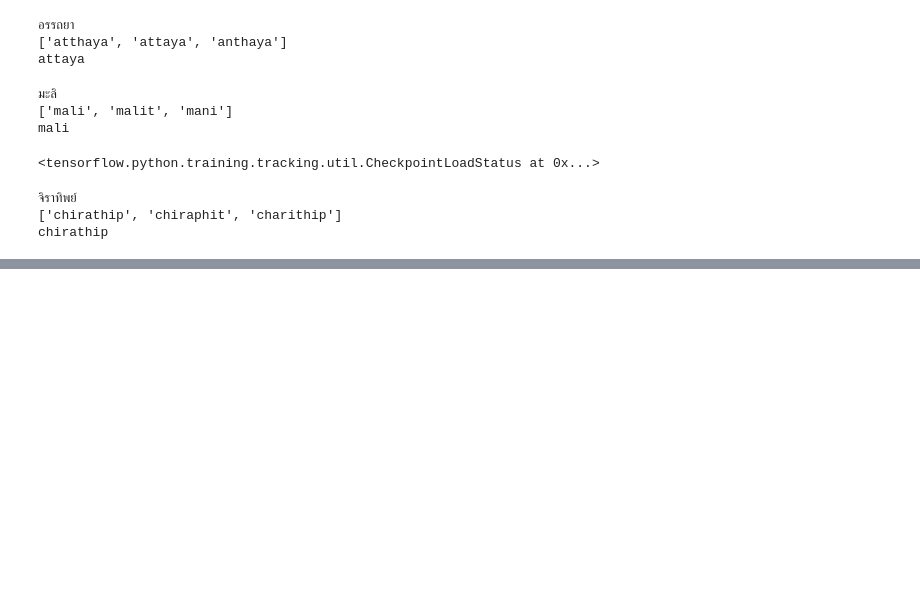
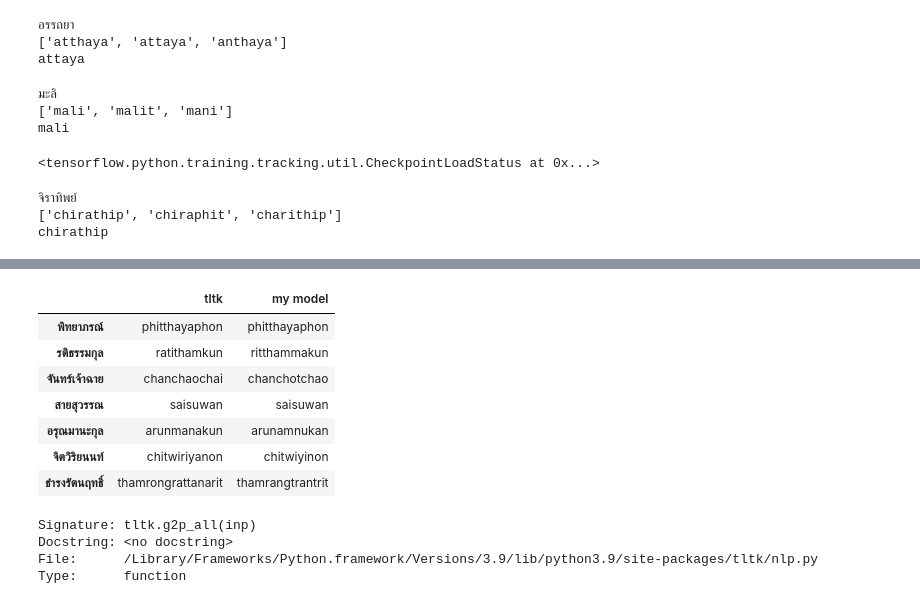
Before and after one commit to nozomiyamada/thai_romanization, a Jupyter notebook: train.ipynb, the cells around one changed output, grey strips where cells are left out. Drawn from its saved outputs; the diff is of its cells as text; code cells hidden in the pictures; blank space fills up the shorter version.

```diff
--- a/train.ipynb
+++ b/train.ipynb
@@ -172,0 +192,24 @@ chirathip
+# %%
+names = ["พิทยาภรณ์","รติธรรมกุล","จันทร์เจ้าฉาย","สายสุวรรณ","อรุณมานะกุล","จิตวิริยนนท์","ธำรงรัตนฤทธิ์"]
+df = pd.DataFrame(columns=["tltk","my model"])
+for name in names:
+    n = seq2seq1.predict_one(name, join_by="")
+    t = tltk.th2roman(name).replace("<s/>","").replace(" ","").strip()
+    df.loc[name] = [t,n]
+df
+# %% [output]
+|  | tltk | my model |
+| พิทยาภรณ์ | phitthayaphon | phitthayaphon |
+| รติธรรมกุล | ratithamkun | ritthammakun |
+| จันทร์เจ้าฉาย | chanchaochai | chanchotchao |
+| สายสุวรรณ | saisuwan | saisuwan |
+| อรุณมานะกุล | arunmanakun | arunamnukan |
+| จิตวิริยนนท์ | chitwiriyanon | chitwiyinon |
+| ธำรงรัตนฤทธิ์ | thamrongrattanarit | thamrangtrantrit |
+# %%
+tltk.g2p_all?
+# %% [output]
+Signature: tltk.g2p_all(inp)
+Docstring: <no docstring>
+File:      /Library/Frameworks/Python.framework/Versions/3.9/lib/python3.9/site-packages/tltk/nlp.py
+Type:      function
```
Also changed, not shown: parts of 3 cells of this notebook, 12 other files.
